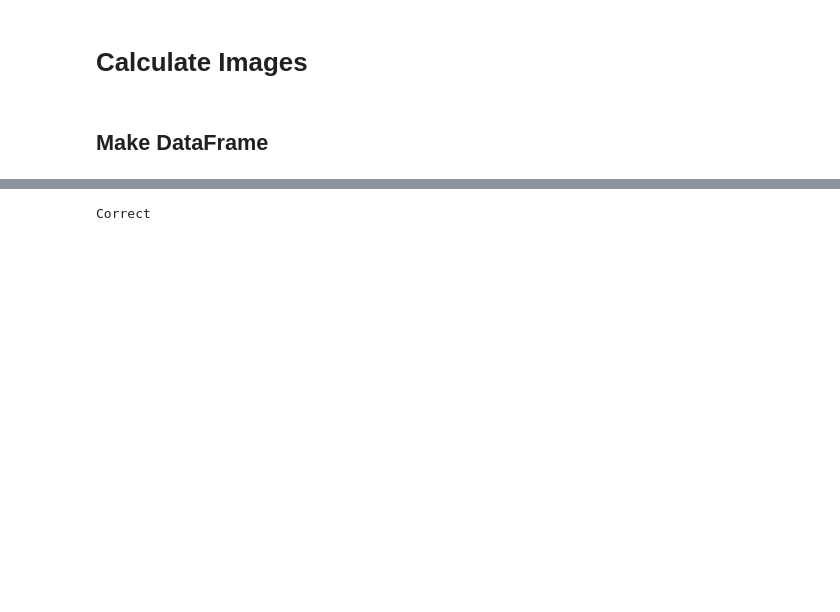
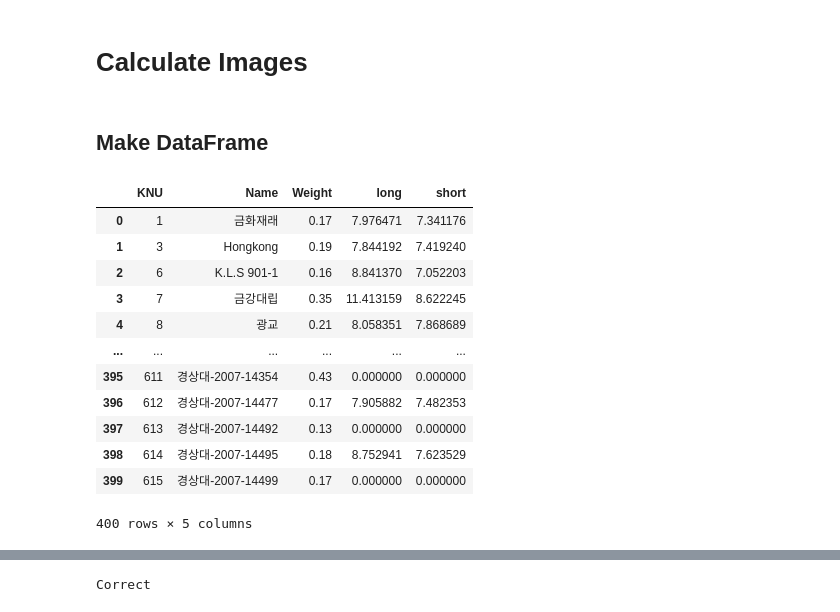
Before and after one commit to LEEINSEO-0118/Seed-size-calculator, a Jupyter notebook: CalculateSize.ipynb, the cells around one changed output, grey strips where cells are left out. Drawn from its saved outputs; the diff is of its cells as text; code cells hidden in the pictures; blank space fills up the shorter version.

Commit message:
Add Calculate and Make Dataframe

```diff
--- a/CalculateSize.ipynb
+++ b/CalculateSize.ipynb
@@ -286,0 +268,22 @@ for i in range(1, 9):
+# %%
+# get seed data
+file_name = 'data.xlsx'
+path = f'/content/drive/MyDrive/졸업논문/data/seed_data/{file_name}'
+data = pd.read_excel(path)
+data = data.drop('Unnamed: 0', axis = 1)
+# %%
+data
+# %% [output]
+|  | KNU | Name | Weight | long | short |
+| 0 | 1 | 금화재래 | 0.17 | 7.976471 | 7.341176 |
+| 1 | 3 | Hongkong | 0.19 | 7.844192 | 7.419240 |
+| 2 | 6 | K.L.S 901-1 | 0.16 | 8.841370 | 7.052203 |
+| 3 | 7 | 금강대립 | 0.35 | 11.413159 | 8.622245 |
+| 4 | 8 | 광교 | 0.21 | 8.058351 | 7.868689 |
+| ... | ... | ... | ... | ... | ... |
+| 395 | 611 | 경상대-2007-14354 | 0.43 | 0.000000 | 0.000000 |
+| 396 | 612 | 경상대-2007-14477 | 0.17 | 7.905882 | 7.482353 |
+| 397 | 613 | 경상대-2007-14492 | 0.13 | 0.000000 | 0.000000 |
+| 398 | 614 | 경상대-2007-14495 | 0.18 | 8.752941 | 7.623529 |
+| 399 | 615 | 경상대-2007-14499 | 0.17 | 0.000000 | 0.000000 |
+400 rows × 5 columns
```
Also changed, not shown: parts of 18 cells of this notebook.
